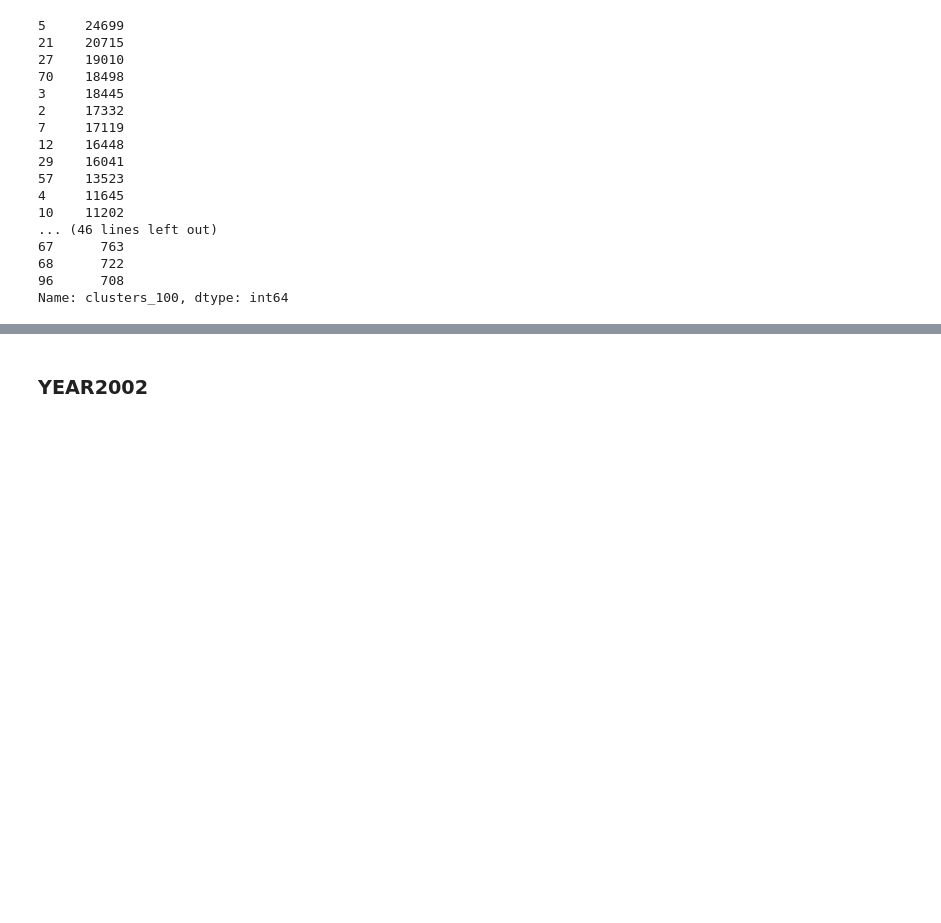
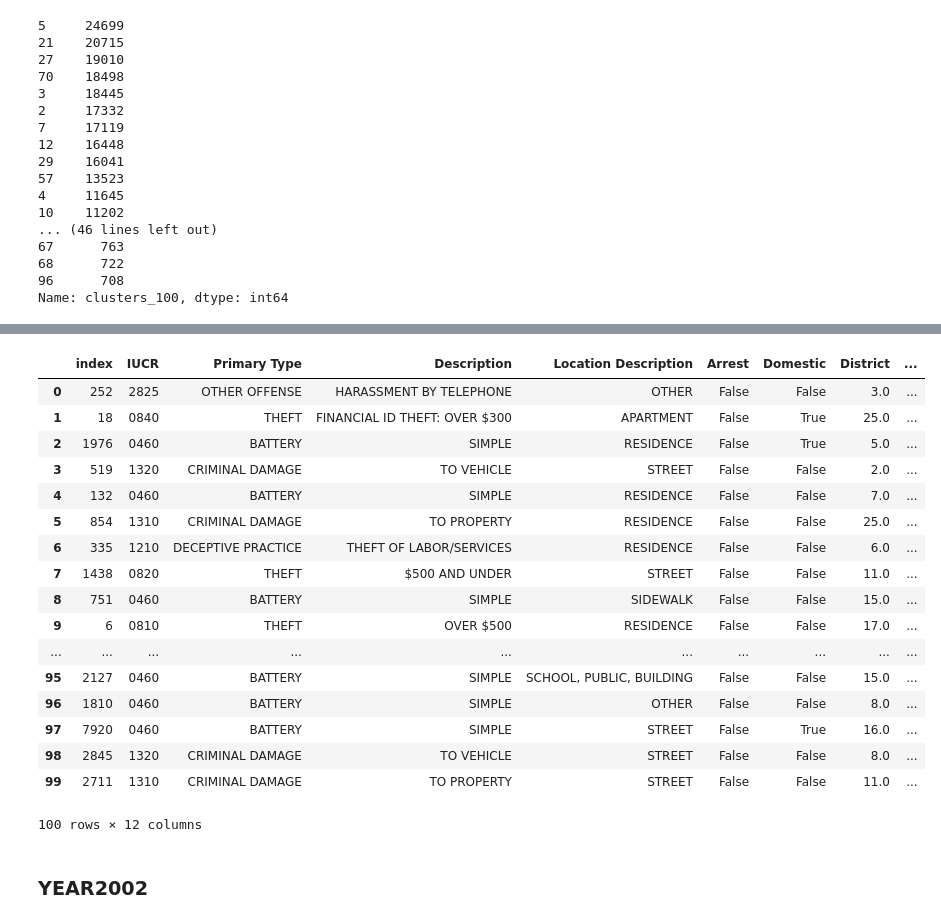
Before and after one commit to jyun38/Unsupervised-MachineLearning, a Jupyter notebook: finalProject/Clustering.ipynb, the cells around one changed output, grey strips where cells are left out. Cells and saved outputs as stored; diff of their text form; code cells hidden in the pictures; blank space fills up the shorter version.

```diff
--- a/finalProject/Clustering.ipynb
+++ b/finalProject/Clustering.ipynb
@@ -447,0 +583,25 @@ year2001New100.to_csv("year2001_100clusters.csv")
+# %%
+year2001_100clusterCentroids = pd.DataFrame(km_100.cluster_centroids_)
+# %%
+year2001_100clusterCentroids.columns = year2001.columns
+# %%
+year2001_100clusterCentroids
+# %% [output]
+|  | index | IUCR | Primary Type | Description | Location Description | Arrest | Domestic | District | ... |
+| 0 | 252 | 2825 | OTHER OFFENSE | HARASSMENT BY TELEPHONE | OTHER | False | False | 3.0 | ... |
+| 1 | 18 | 0840 | THEFT | FINANCIAL ID THEFT: OVER $300 | APARTMENT | False | True | 25.0 | ... |
+| 2 | 1976 | 0460 | BATTERY | SIMPLE | RESIDENCE | False | True | 5.0 | ... |
+| 3 | 519 | 1320 | CRIMINAL DAMAGE | TO VEHICLE | STREET | False | False | 2.0 | ... |
+| 4 | 132 | 0460 | BATTERY | SIMPLE | RESIDENCE | False | False | 7.0 | ... |
+| 5 | 854 | 1310 | CRIMINAL DAMAGE | TO PROPERTY | RESIDENCE | False | False | 25.0 | ... |
+| 6 | 335 | 1210 | DECEPTIVE PRACTICE | THEFT OF LABOR/SERVICES | RESIDENCE | False | False | 6.0 | ... |
+| 7 | 1438 | 0820 | THEFT | $500 AND UNDER | STREET | False | False | 11.0 | ... |
+| 8 | 751 | 0460 | BATTERY | SIMPLE | SIDEWALK | False | False | 15.0 | ... |
+| 9 | 6 | 0810 | THEFT | OVER $500 | RESIDENCE | False | False | 17.0 | ... |
+| ... | ... | ... | ... | ... | ... | ... | ... | ... | ... |
+| 95 | 2127 | 0460 | BATTERY | SIMPLE | SCHOOL, PUBLIC, BUILDING | False | False | 15.0 | ... |
+| 96 | 1810 | 0460 | BATTERY | SIMPLE | OTHER | False | False | 8.0 | ... |
+| 97 | 7920 | 0460 | BATTERY | SIMPLE | STREET | False | True | 16.0 | ... |
+| 98 | 2845 | 1320 | CRIMINAL DAMAGE | TO VEHICLE | STREET | False | False | 8.0 | ... |
+| 99 | 2711 | 1310 | CRIMINAL DAMAGE | TO PROPERTY | STREET | False | False | 11.0 | ... |
+100 rows × 12 columns
```
Also changed, not shown: parts of 20 cells of this notebook.
